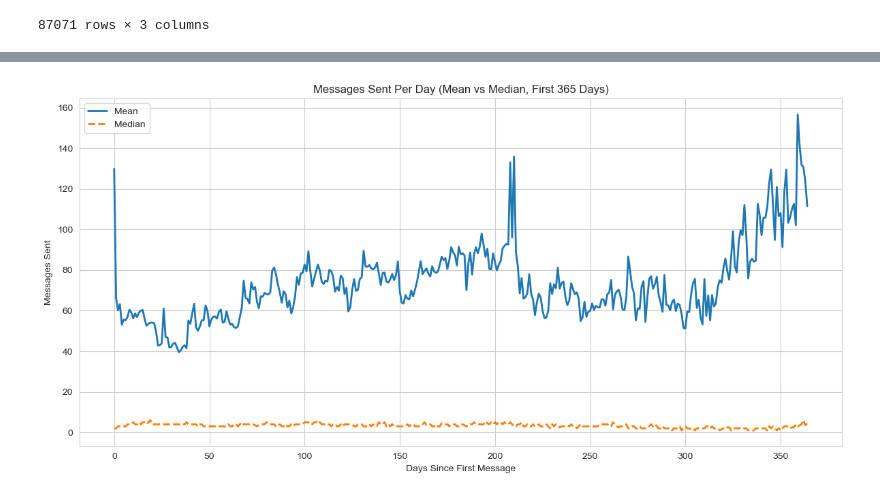
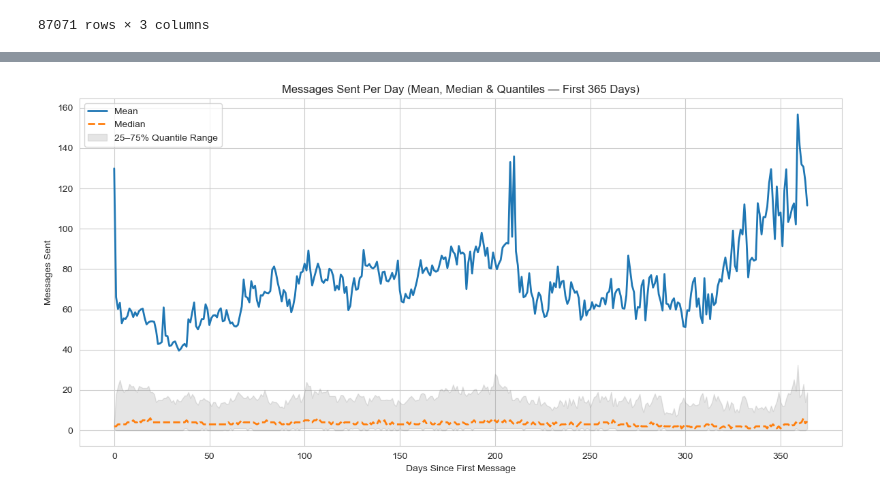
Before and after one commit to fabianriewe/hyperlane-jupyter, a Jupyter notebook: basic-stats.ipynb, the cells around one changed output, grey strips where cells are left out. Cells and saved outputs as stored; diff of their text form; code cells hidden in the pictures.

```diff
--- a/basic-stats.ipynb
+++ b/basic-stats.ipynb
@@ -314,21 +351,35 @@ cohort_complete
 # %%
-# Compute both mean and median per day
+# Compute stats: mean, median, and 25th/75th percentiles per day
 per_day_stats = (
     cohort_complete[cohort_complete['days_since_first_message'] <= 364]
     .groupby('days_since_first_message')['messages_sent']
-    .agg(average='mean', median='median')
+    .agg(average='mean', median='median', q25=lambda x: x.quantile(0.25), q75=lambda x: x.quantile(0.75))
     .reset_index()
 )
 
+# Plot
 plt.figure(figsize=(12, 6))
+
+# Mean and median lines
 plt.plot(per_day_stats['days_since_first_message'], per_day_stats['average'], label='Mean', linewidth=2)
 plt.plot(per_day_stats['days_since_first_message'], per_day_stats['median'], label='Median', linewidth=2, linestyle='--')
 
-plt.title('Messages Sent Per Day (Mean vs Median, First 365 Days)')
+# Quantile band (25th–75th)
+plt.fill_between(
+    per_day_stats['days_since_first_message'],
+    per_day_stats['q25'],
+    per_day_stats['q75'],
+    color='gray',
+    alpha=0.2,
+    label='25–75% Quantile Range'
+)
+
+# Formatting
+plt.title('Messages Sent Per Day (Mean, Median & Quantiles — First 365 Days)')
 plt.xlabel('Days Since First Message')
 plt.ylabel('Messages Sent')
 plt.legend()
 plt.grid(True)
 plt.tight_layout()
 # %% [output]
-[figure, old version]
+[figure, new version]
```
Also changed, not shown: parts of 8 cells of this notebook.
